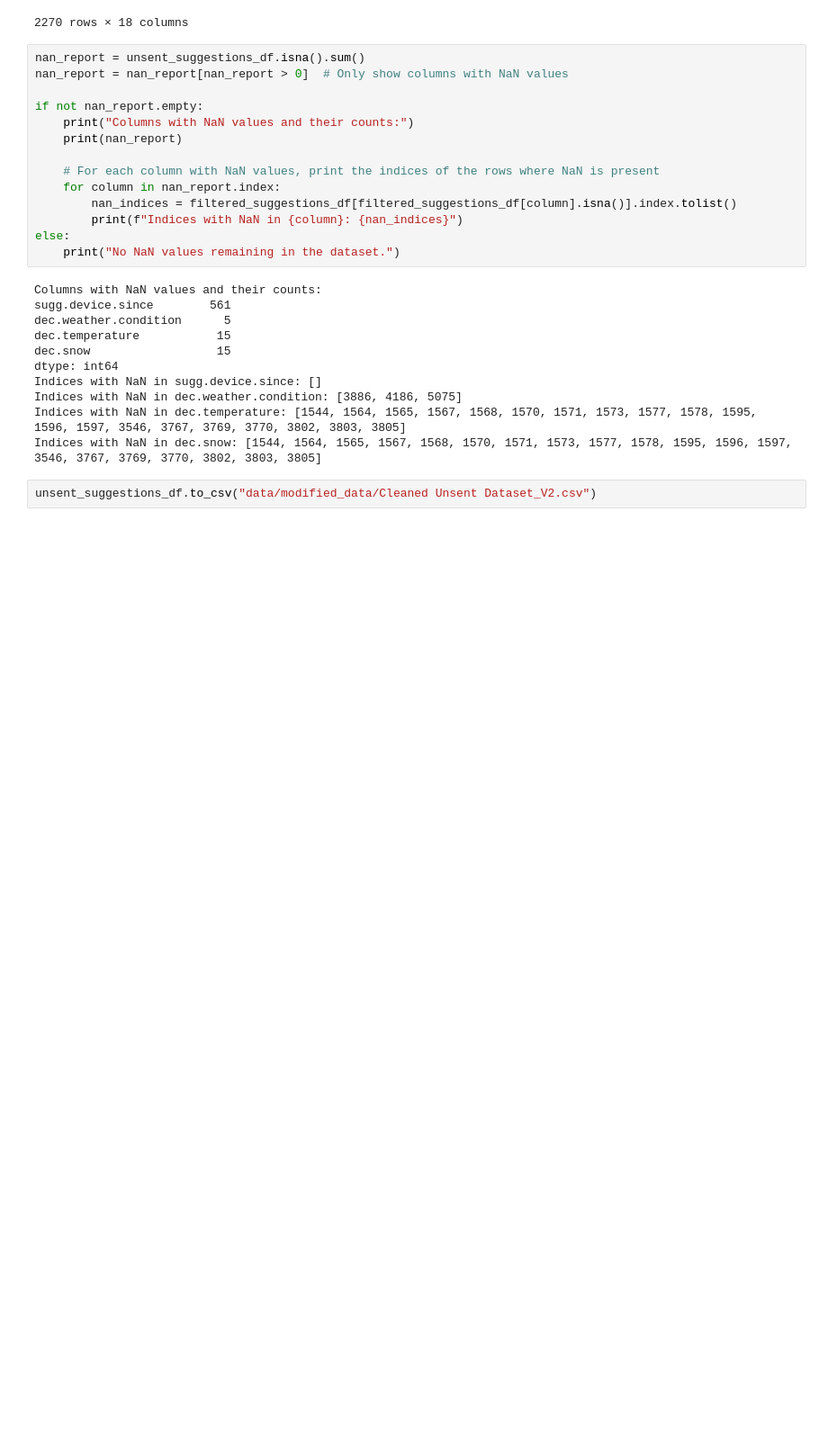
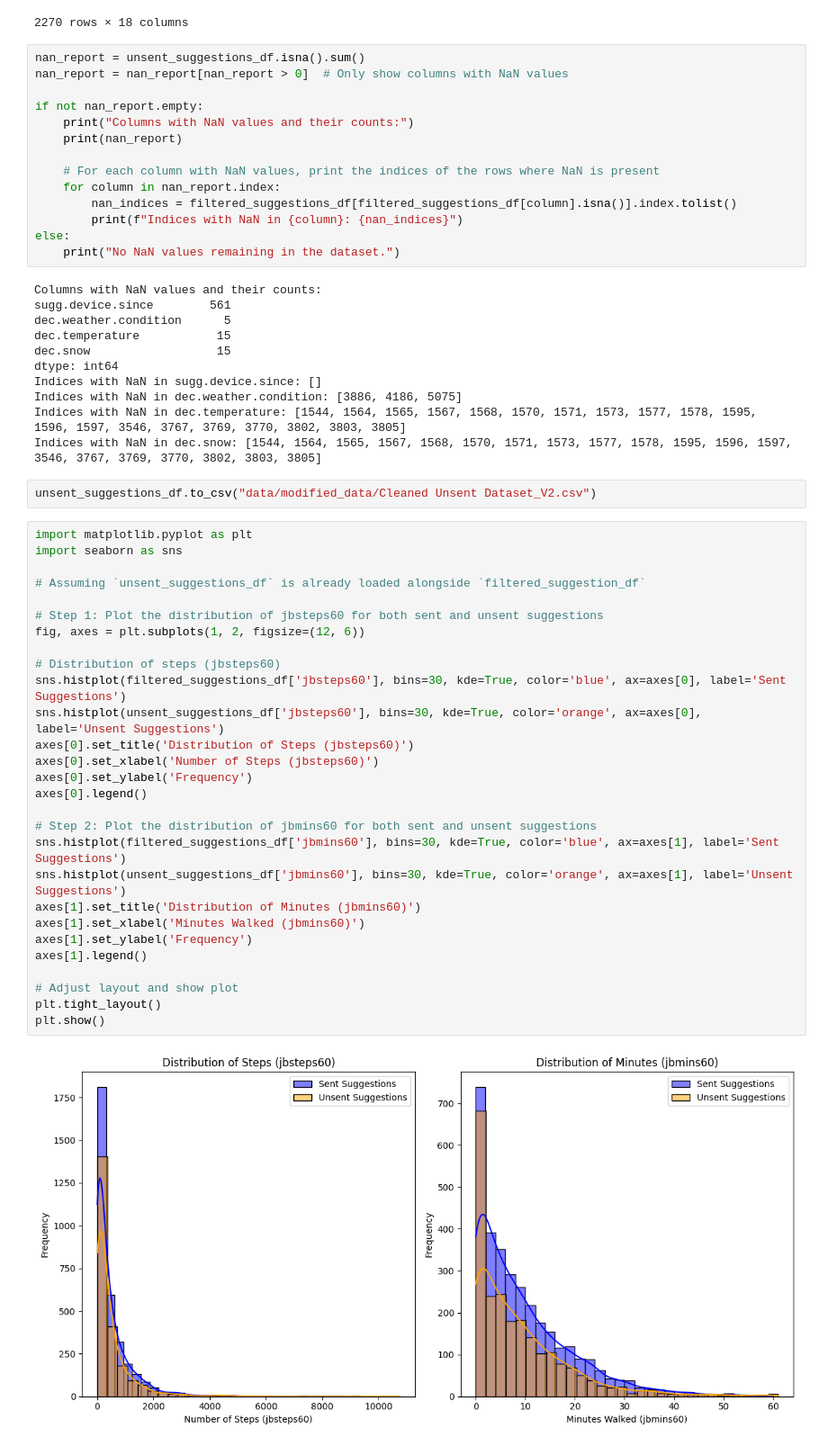
Before and after one commit to jacksoncamp42/ORIE-5160-Midterm-Project, a Jupyter notebook: data_cleaning_v2.ipynb, the cells around one changed output. Shown at 90% size. Cells and saved outputs as stored; diff of their text form; blank space fills up the shorter version.

```diff
--- a/data_cleaning_v2.ipynb
+++ b/data_cleaning_v2.ipynb
@@ -371,3 +371,33 @@ Indices with NaN in dec.temperature: [1544, 1564, 1565, 1567, 1568, 1570, 1571,
 Indices with NaN in dec.snow: [1544, 1564, 1565, 1567, 1568, 1570, 1571, 1573, 1577, 1578, 1595, 1596, 1597, 3546, 3767, 3769, 3770, 3802, 3803, 3805]
 # %%
 unsent_suggestions_df.to_csv("data/modified_data/Cleaned Unsent Dataset_V2.csv")
+# %%
+import matplotlib.pyplot as plt
+import seaborn as sns
+
+# Assuming `unsent_suggestions_df` is already loaded alongside `filtered_suggestion_df`
+
+# Step 1: Plot the distribution of jbsteps60 for both sent and unsent suggestions
+fig, axes = plt.subplots(1, 2, figsize=(12, 6))
+
+# Distribution of steps (jbsteps60)
+sns.histplot(filtered_suggestions_df['jbsteps60'], bins=30, kde=True, color='blue', ax=axes[0], label='Sent Suggestions')
+sns.histplot(unsent_suggestions_df['jbsteps60'], bins=30, kde=True, color='orange', ax=axes[0], label='Unsent Suggestions')
+axes[0].set_title('Distribution of Steps (jbsteps60)')
+axes[0].set_xlabel('Number of Steps (jbsteps60)')
+axes[0].set_ylabel('Frequency')
+axes[0].legend()
+
+# Step 2: Plot the distribution of jbmins60 for both sent and unsent suggestions
+sns.histplot(filtered_suggestions_df['jbmins60'], bins=30, kde=True, color='blue', ax=axes[1], label='Sent Suggestions')
+sns.histplot(unsent_suggestions_df['jbmins60'], bins=30, kde=True, color='orange', ax=axes[1], label='Unsent Suggestions')
+axes[1].set_title('Distribution of Minutes (jbmins60)')
+axes[1].set_xlabel('Minutes Walked (jbmins60)')
+axes[1].set_ylabel('Frequency')
+axes[1].legend()
+
+# Adjust layout and show plot
+plt.tight_layout()
+plt.show()
+# %% [output]
+[figure, added]
```
